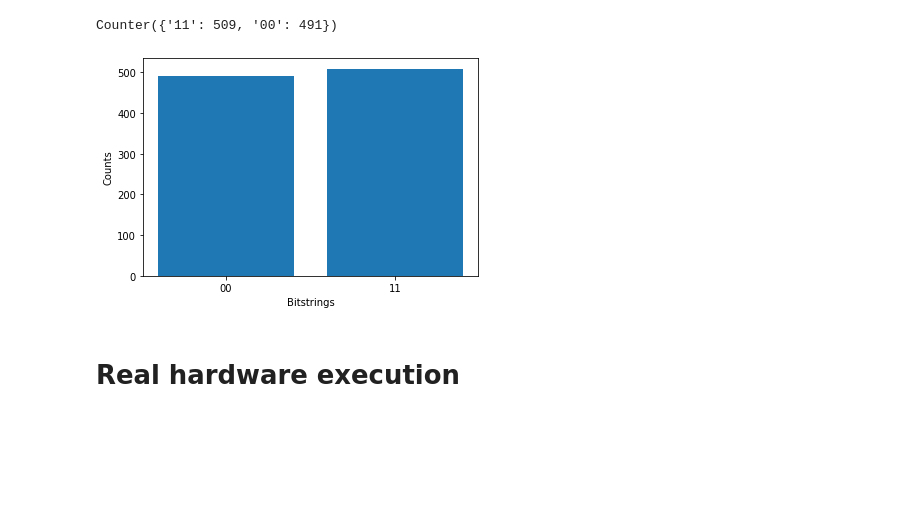
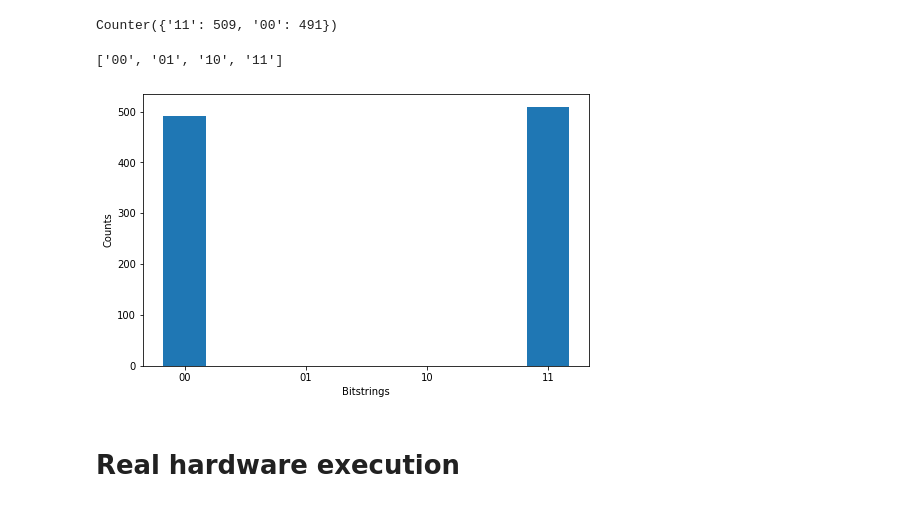
Before and after one commit to fran-scala/Intro_to_QC_beSharp, a Jupyter notebook: beSharp_1.ipynb, the cells around one changed output. Drawn from its saved outputs; the diff is of its cells as text; code cells hidden in the pictures; blank space fills up the shorter version.

Commit message:
Tutorial real hardware, nuovo comparison plot

```diff
--- a/beSharp_1.ipynb
+++ b/beSharp_1.ipynb
@@ -187,14 +195,22 @@ sim_counts = result.measurement_counts
 print(sim_counts)
 # %% [output]
 Counter({'11': 509, '00': 491})
+# %%
+keys = [np.binary_repr(i,  width=2) for i in range(2**2)]
+print(keys)
+# %% [output]
+['00', '01', '10', '11']
 # %%
 # plot the results
-plt.bar(sim_counts.keys(), sim_counts.values())
+fig, ax = plt.subplots(figsize=(8,5))
+plt.bar(np.array(range(len(keys))), [sim_counts.get(key,0) for key in keys], width = 0.35)
+
+plt.xticks(range(len(keys)), keys)
 plt.xlabel('Bitstrings')
 plt.ylabel('Counts')
 
 plt.show()
 # %% [output]
-[figure, old version]
+[figure, new version]
 # %% [markdown]
 # Real hardware execution
```
Also changed, not shown: parts of 31 cells of this notebook.
